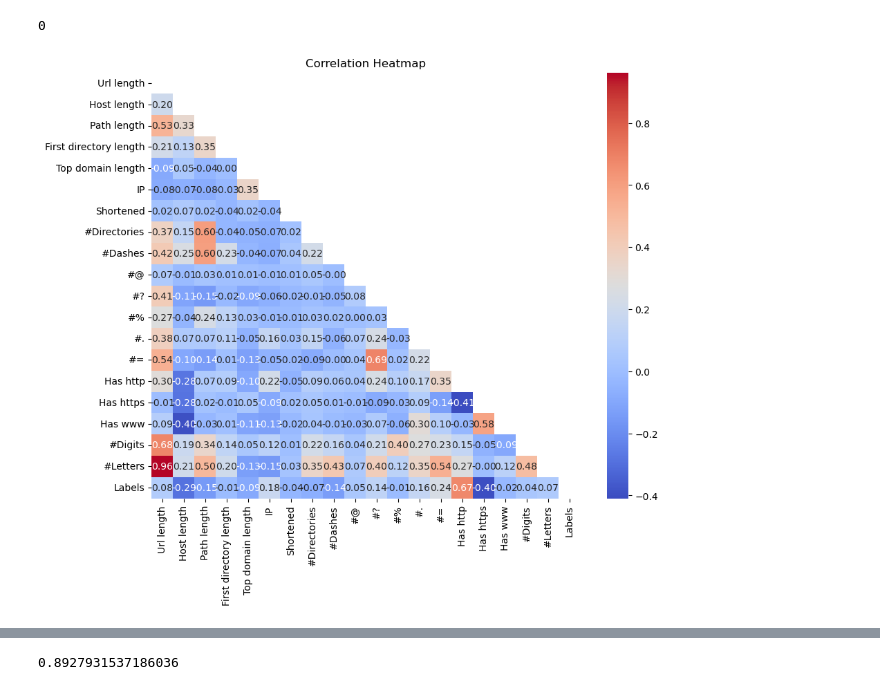
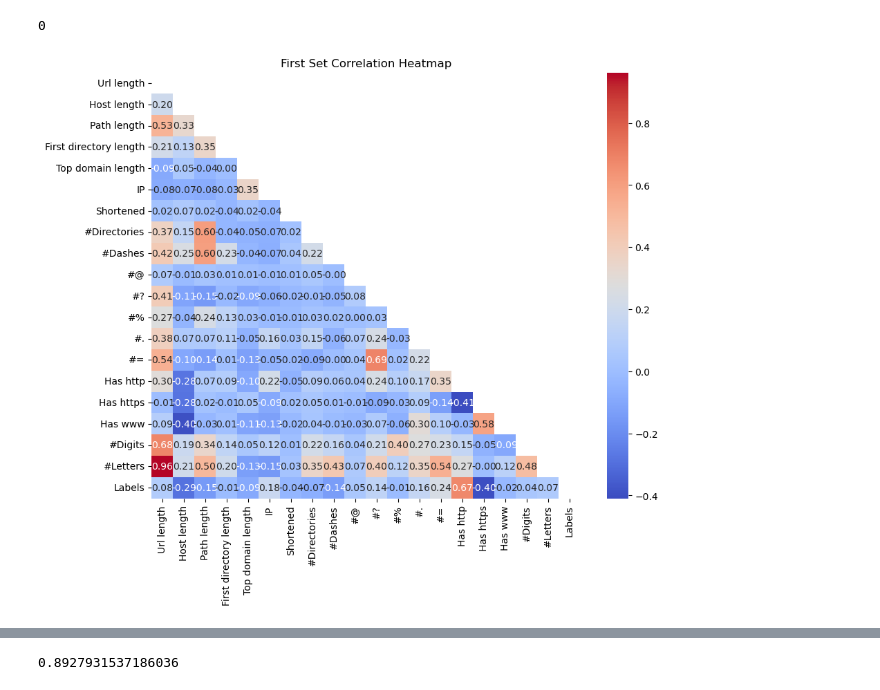
Before and after one commit to TerryakiSauce/ML704-project, a Jupyter notebook: MLnew(2)(1).ipynb, the cells around one changed output, grey strips where cells are left out. Saved outputs shown, nothing was run; the diff lists cells and outputs as text; code cells hidden in the pictures.

```diff
--- a/MLnew(2)(1).ipynb
+++ b/MLnew(2)(1).ipynb
@@ -156,17 +156,17 @@ df_analysis = pd.DataFrame(analysis, columns=column_names)
 # %%
 correlation = df_analysis.corr()
 mask = np.triu(np.ones_like(correlation, dtype=bool))
 
 fig, ax = plt.subplots(figsize=(10, 8))
 
 sns.heatmap(correlation, mask=mask, annot=True, fmt=".2f", cmap='coolwarm', cbar=True, ax=ax)
 
-plt.title("Correlation Heatmap")
+plt.title("First Set Correlation Heatmap")
 
 plt.xticks(rotation=90)
 
 plt.show()
 # %% [output]
-[figure, old version]
+[figure, new version]
 # %%
 sns.histplot(data=df_analysis, x="Url length",kde=True,hue="Labels", log_scale=True)
```
Also changed, not shown: parts of 7 cells of this notebook.
